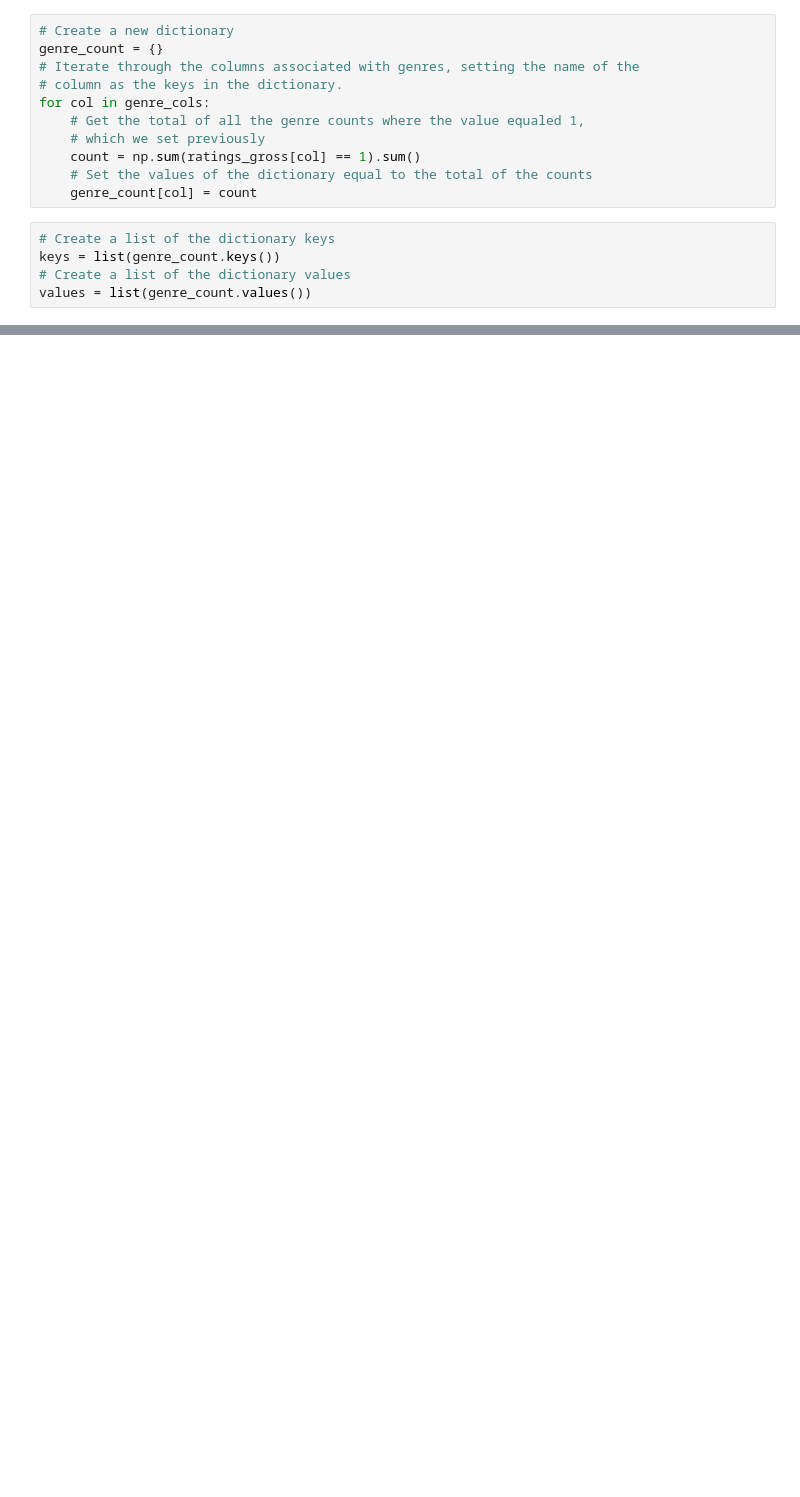
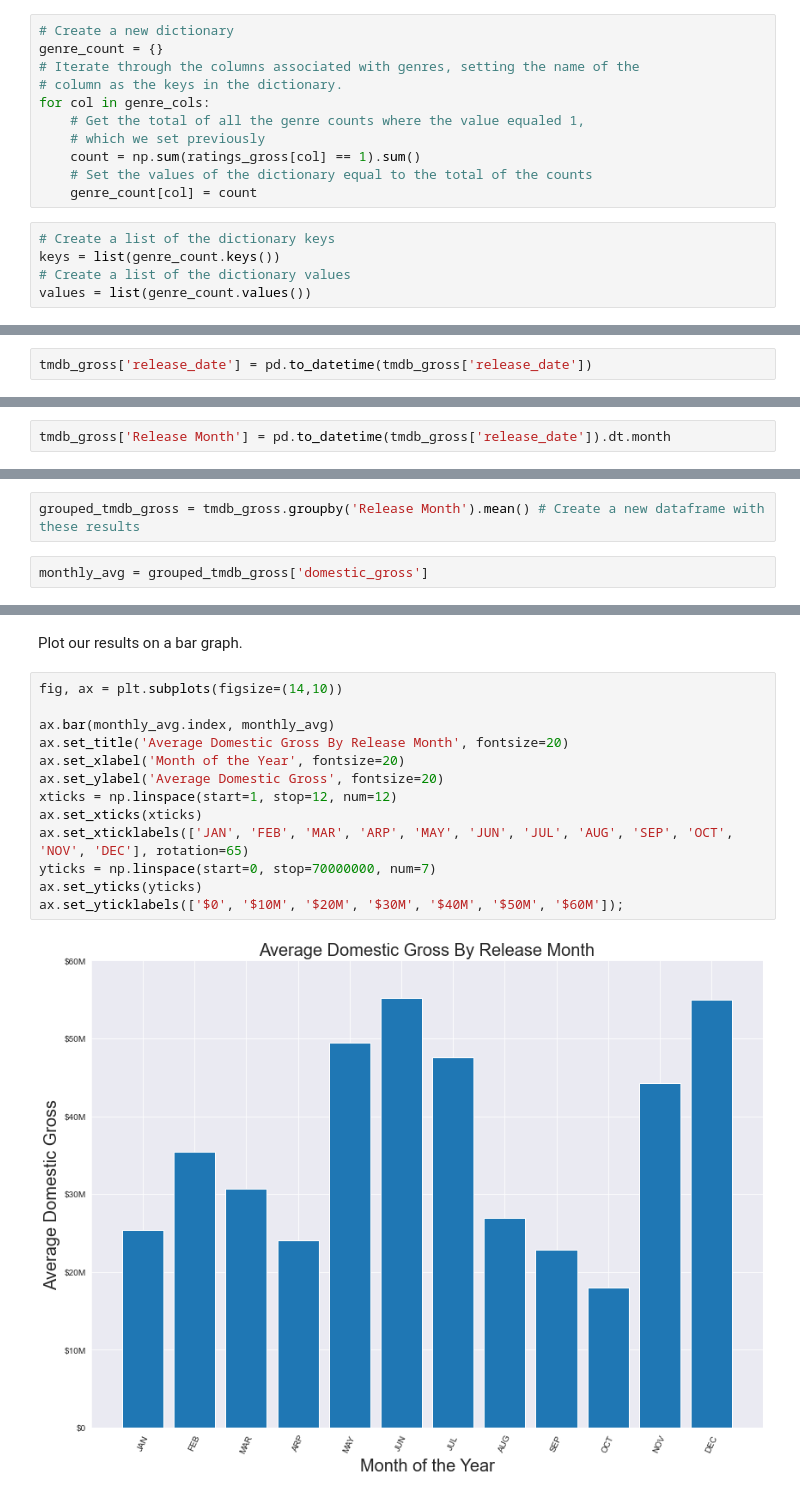
Before and after one commit to kevgross89/dsc-phase-1-project-v2-4, a Jupyter notebook: student.ipynb, the cells around one changed output, grey strips where cells are left out. Saved outputs shown, nothing was run; the diff lists cells and outputs as text; blank space fills up the shorter version.

```diff
--- a/student.ipynb
+++ b/student.ipynb
@@ -397,0 +551,2 @@ ax.get_yaxis().get_major_formatter().set_scientific(False);
+# %%
+tmdb_gross['release_date'] = pd.to_datetime(tmdb_gross['release_date'])
@@ -397,0 +579,2 @@ ax.get_yaxis().get_major_formatter().set_scientific(False);
+# %%
+tmdb_gross['Release Month'] = pd.to_datetime(tmdb_gross['release_date']).dt.month
@@ -397,0 +609,4 @@ ax.get_yaxis().get_major_formatter().set_scientific(False);
+# %%
+grouped_tmdb_gross = tmdb_gross.groupby('Release Month').mean() # Create a new dataframe with these results
+# %%
+monthly_avg = grouped_tmdb_gross['domestic_gross']
@@ -397,0 +630,17 @@ ax.get_yaxis().get_major_formatter().set_scientific(False);
+# %% [markdown]
+Plot our results on a bar graph.
+# %%
+fig, ax = plt.subplots(figsize=(14,10))
+
+ax.bar(monthly_avg.index, monthly_avg)
+ax.set_title('Average Domestic Gross By Release Month', fontsize=20)
+ax.set_xlabel('Month of the Year', fontsize=20)
+ax.set_ylabel('Average Domestic Gross', fontsize=20)
+xticks = np.linspace(start=1, stop=12, num=12)
+ax.set_xticks(xticks)
+ax.set_xticklabels(['JAN', 'FEB', 'MAR', 'ARP', 'MAY', 'JUN', 'JUL', 'AUG', 'SEP', 'OCT', 'NOV', 'DEC'], rotation=65)
+yticks = np.linspace(start=0, stop=70000000, num=7)
+ax.set_yticks(yticks)
+ax.set_yticklabels(['$0', '$10M', '$20M', '$30M', '$40M', '$50M', '$60M']);
+# %% [output]
+[figure, added]
```
Also changed, not shown: parts of 34 cells of this notebook.
